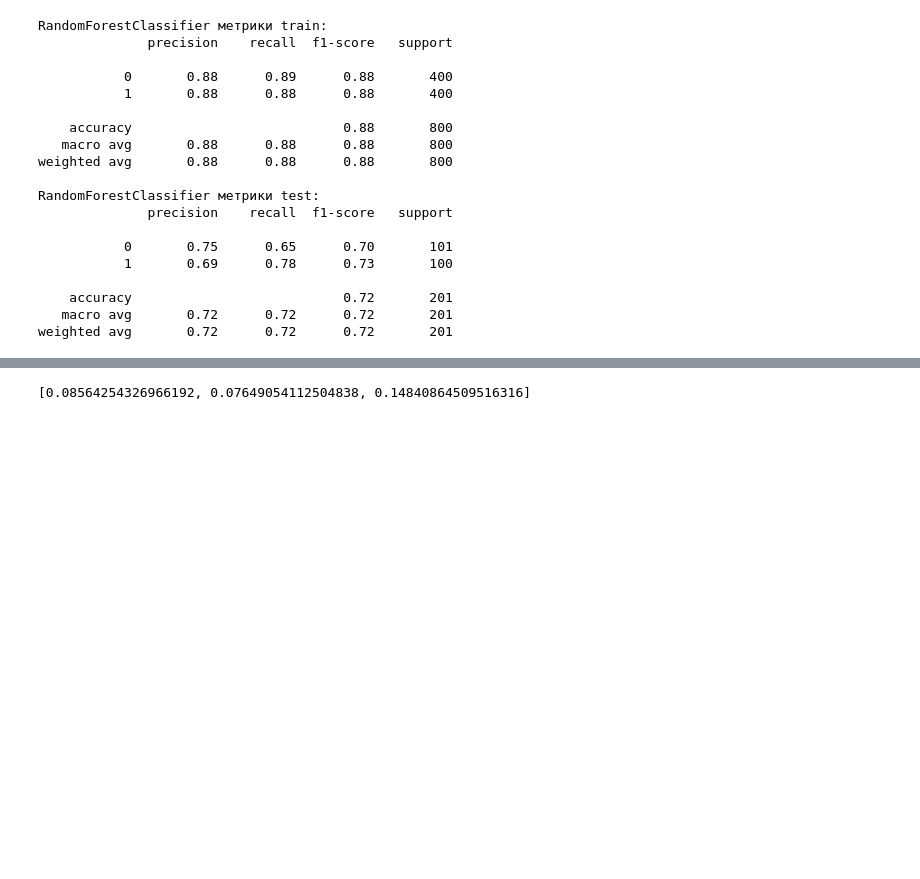
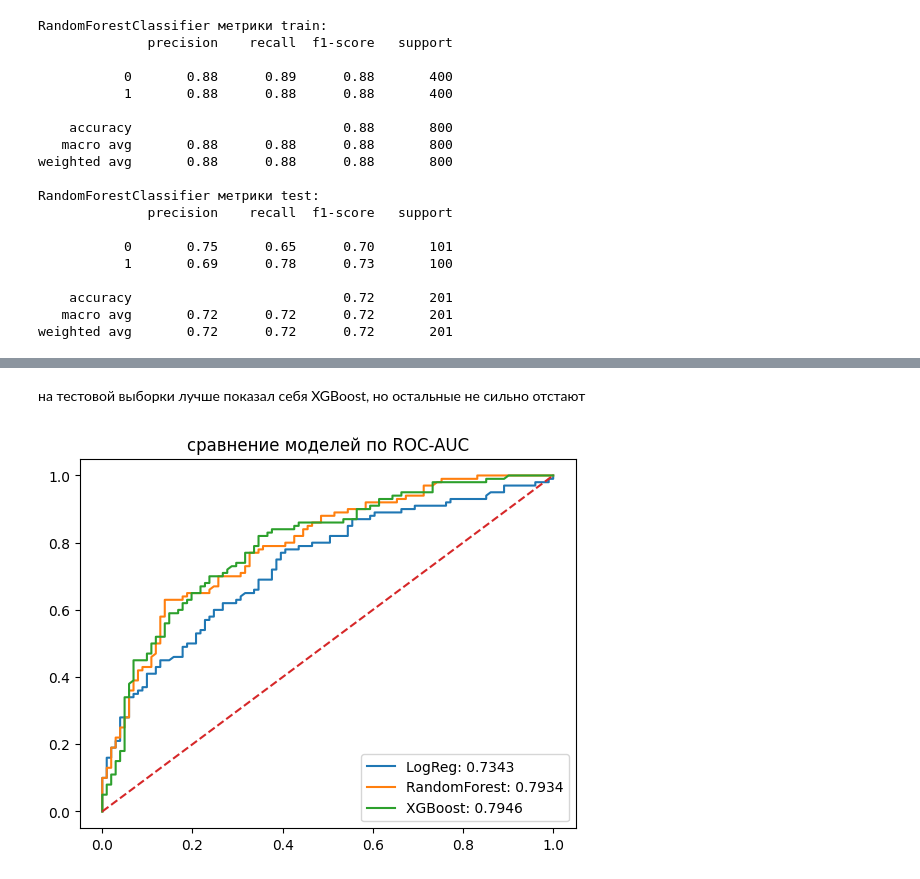
Before and after one commit to alexrad555/coursework_classic_ml, a Jupyter notebook: ic50_classification_medial.ipynb, the cells around one changed output, grey strips where cells are left out. Saved outputs shown, nothing was run; the diff lists cells and outputs as text; code cells hidden in the pictures; blank space fills up the shorter version.

```diff
--- a/ic50_classification_medial.ipynb
+++ b/ic50_classification_medial.ipynb
@@ -292,4 +298,12 @@ plt.show()
-# %%
-f1_retrain
-# %% [output]
-[0.08564254326966192, 0.07649054112504838, 0.14840864509516316]
+# %% [markdown]
+на тестовой выборки лучше показал себя XGBoost, но остальные не сильно отстают
+# %%
+plt.plot(fpr, tpr, label=f'LogReg: {roc_auc_test:.4f}',)
+plt.plot(fpr_rf, tpr_rf, label=f'RandomForest: {roc_auc_test_rf:.4f}')
+plt.plot(fpr_xgb, tpr_xgb, label=f'XGBoost: {roc_auc_test_xgb:.4f}')
+plt.plot([0, 1], [0, 1], linestyle= '--')
+plt.title('сравнение моделей по ROC-AUC')
+plt.legend()
+plt.show()
+# %% [output]
+[figure, added]
```
Also changed, not shown: parts of 21 cells of this notebook.
